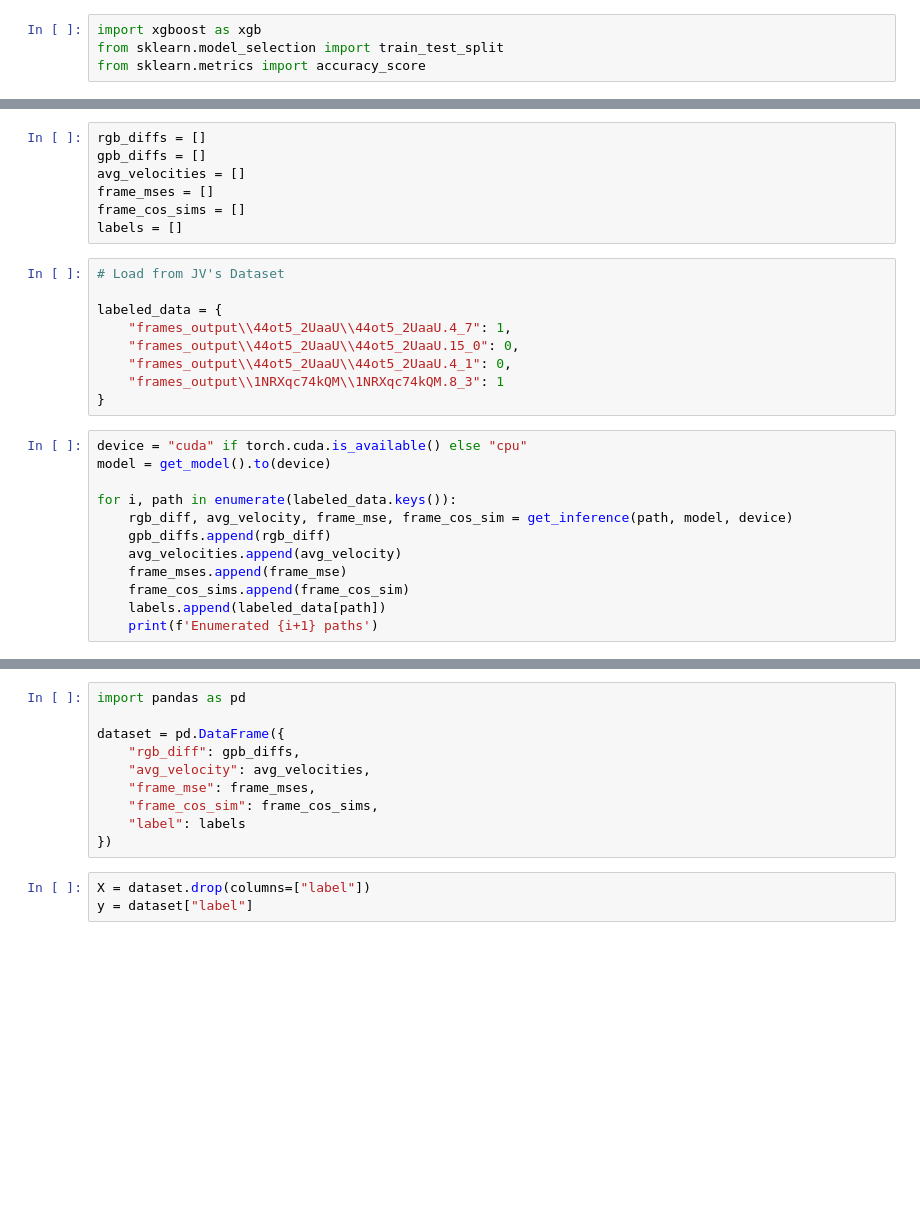
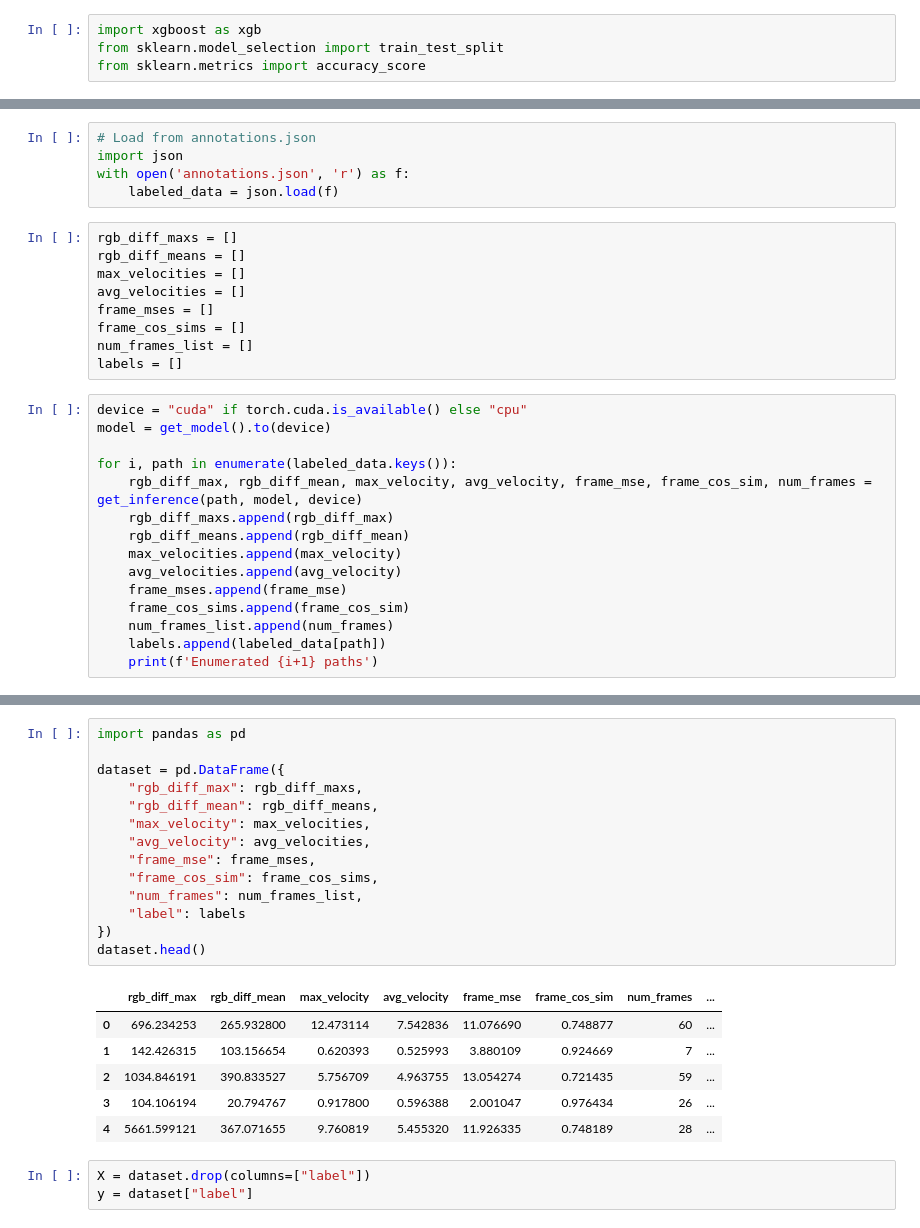
Before and after one commit to SuperShyMLDA2024/filtrain, a Jupyter notebook: building_xg_boost_model.ipynb, the cells around one changed output, grey strips where cells are left out. Saved outputs shown, nothing was run; the diff lists cells and outputs as text; blank space fills up the shorter version.

```diff
--- a/building_xg_boost_model.ipynb
+++ b/building_xg_boost_model.ipynb
@@ -55,28 +58,29 @@ def get_inference(folder_path, model, device):
+# %%
+# Load from annotations.json
+import json
+with open('annotations.json', 'r') as f:
+    labeled_data = json.load(f)
 # %%
-rgb_diffs = []
-gpb_diffs = []
+rgb_diff_maxs = []
+rgb_diff_means = []
+max_velocities = []
 avg_velocities = []
 frame_mses = []
 frame_cos_sims = []
+num_frames_list = []
 labels = []
-# %%
-# Load from JV's Dataset
-
-labeled_data = {
-    "frames_output\\44ot5_2UaaU\\44ot5_2UaaU.4_7": 1,
-    "frames_output\\44ot5_2UaaU\\44ot5_2UaaU.15_0": 0,
-    "frames_output\\44ot5_2UaaU\\44ot5_2UaaU.4_1": 0,
-    "frames_output\\1NRXqc74kQM\\1NRXqc74kQM.8_3": 1
-}
 # %%
 device = "cuda" if torch.cuda.is_available() else "cpu"
 model = get_model().to(device)
 
 for i, path in enumerate(labeled_data.keys()):
-    rgb_diff, avg_velocity, frame_mse, frame_cos_sim = get_inference(path, model, device)
-    gpb_diffs.append(rgb_diff)
+    rgb_diff_max, rgb_diff_mean, max_velocity, avg_velocity, frame_mse, frame_cos_sim, num_frames = get_inference(path, model, device)
+    rgb_diff_maxs.append(rgb_diff_max)
+    rgb_diff_means.append(rgb_diff_mean)
+    max_velocities.append(max_velocity)
     avg_velocities.append(avg_velocity)
     frame_mses.append(frame_mse)
     frame_cos_sims.append(frame_cos_sim)
+    num_frames_list.append(num_frames)
     labels.append(labeled_data[path])
     print(f'Enumerated {i+1} paths')
@@ -83,13 +105,24 @@ for i, path in enumerate(labeled_data.keys()):
 # %%
 import pandas as pd
 
 dataset = pd.DataFrame({
-    "rgb_diff": gpb_diffs,
+    "rgb_diff_max": rgb_diff_maxs,
+    "rgb_diff_mean": rgb_diff_means,
+    "max_velocity": max_velocities,
     "avg_velocity": avg_velocities,
     "frame_mse": frame_mses,
     "frame_cos_sim": frame_cos_sims,
+    "num_frames": num_frames_list,
     "label": labels
 })
+dataset.head()
+# %% [output]
+|  | rgb_diff_max | rgb_diff_mean | max_velocity | avg_velocity | frame_mse | frame_cos_sim | num_frames | ... |
+| 0 | 696.234253 | 265.932800 | 12.473114 | 7.542836 | 11.076690 | 0.748877 | 60 | ... |
+| 1 | 142.426315 | 103.156654 | 0.620393 | 0.525993 | 3.880109 | 0.924669 | 7 | ... |
+| 2 | 1034.846191 | 390.833527 | 5.756709 | 4.963755 | 13.054274 | 0.721435 | 59 | ... |
+| 3 | 104.106194 | 20.794767 | 0.917800 | 0.596388 | 2.001047 | 0.976434 | 26 | ... |
+| 4 | 5661.599121 | 367.071655 | 9.760819 | 5.455320 | 11.926335 | 0.748189 | 28 | ... |
 # %%
 X = dataset.drop(columns=["label"])
 y = dataset["label"]
```
Also changed, not shown: parts of 4 cells of this notebook, 9 other files.
